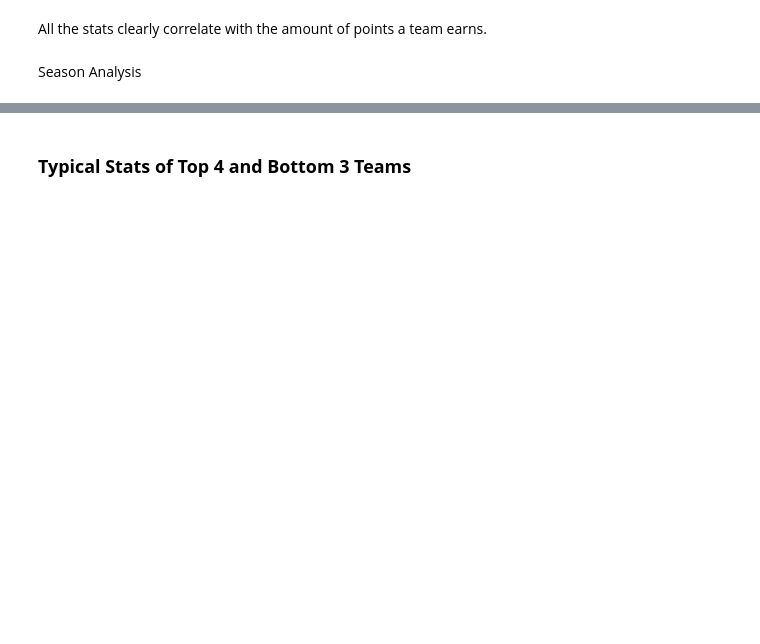
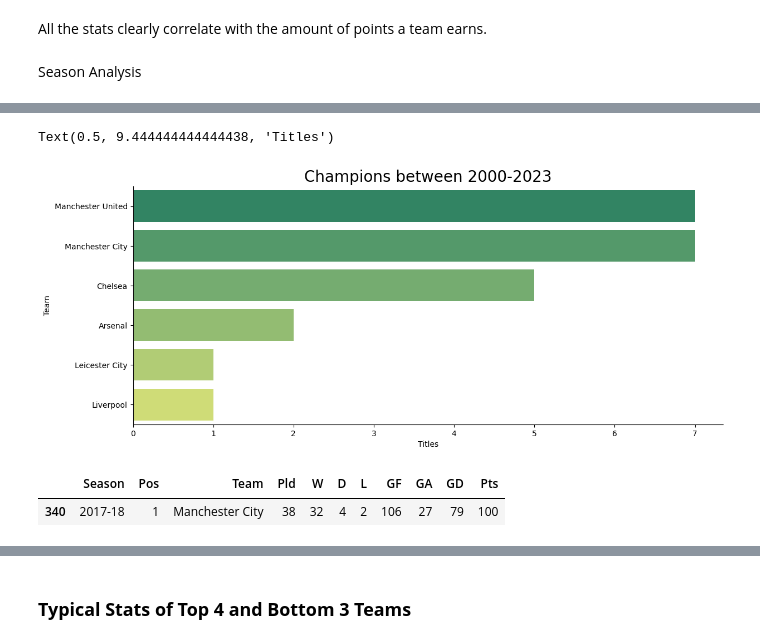
Before and after one commit to GodwinBentum/new-e-prem, a Jupyter notebook: epl-standings-predictions.ipynb, the cells around one changed output, grey strips where cells are left out. Cells and saved outputs as stored; diff of their text form; code cells hidden in the pictures; blank space fills up the shorter version.

Commit message:
Kaggle Notebook | EPL Standings Predictions | Version 17

```diff
--- a/epl-standings-predictions.ipynb
+++ b/epl-standings-predictions.ipynb
@@ -58,6 +82,6 @@ pip install kaggle
 ### **Get previous season results into dataframe**
 # %%
 #create dataframe
-past_seasons_df = pd.read_csv('/kaggle/input/eplepl/epl.csv')
+past_seasons_df = pd.read_csv('/kaggle/input/eplleag/epl.csv')
 
 past_seasons_df.head(1000)
@@ -122,12 +277,18 @@ winners
 # %%
 most_times_w = winners.Team.value_counts()
 most_times_w
 sns.catplot(y = 'Team', kind='count', data = winners, aspect = 2.5, order = most_times_w.index, palette = 'summer')
-plt.title('Champions between 2000-2022', fontsize = 20)
+plt.title('Champions between 2000-2023', fontsize = 20)
 plt.xlabel('Titles')
+# %% [output]
+Text(0.5, 9.444444444444438, 'Titles')
+[figure, added]
 # %%
 best_campaings = winners.sort_values('Pts',ascending=False)
 best_campaings.head(1)
+# %% [output]
+|  | Season | Pos | Team | Pld | W | D | L | GF | GA | GD | Pts |
+| 340 | 2017-18 | 1 | Manchester City | 38 | 32 | 4 | 2 | 106 | 27 | 79 | 100 |
 # %%
 losers = (past_seasons_df[past_seasons_df.Pos >= 18])
 relegations = losers.Team.value_counts()
```
Also changed, not shown: parts of 48 cells of this notebook.
